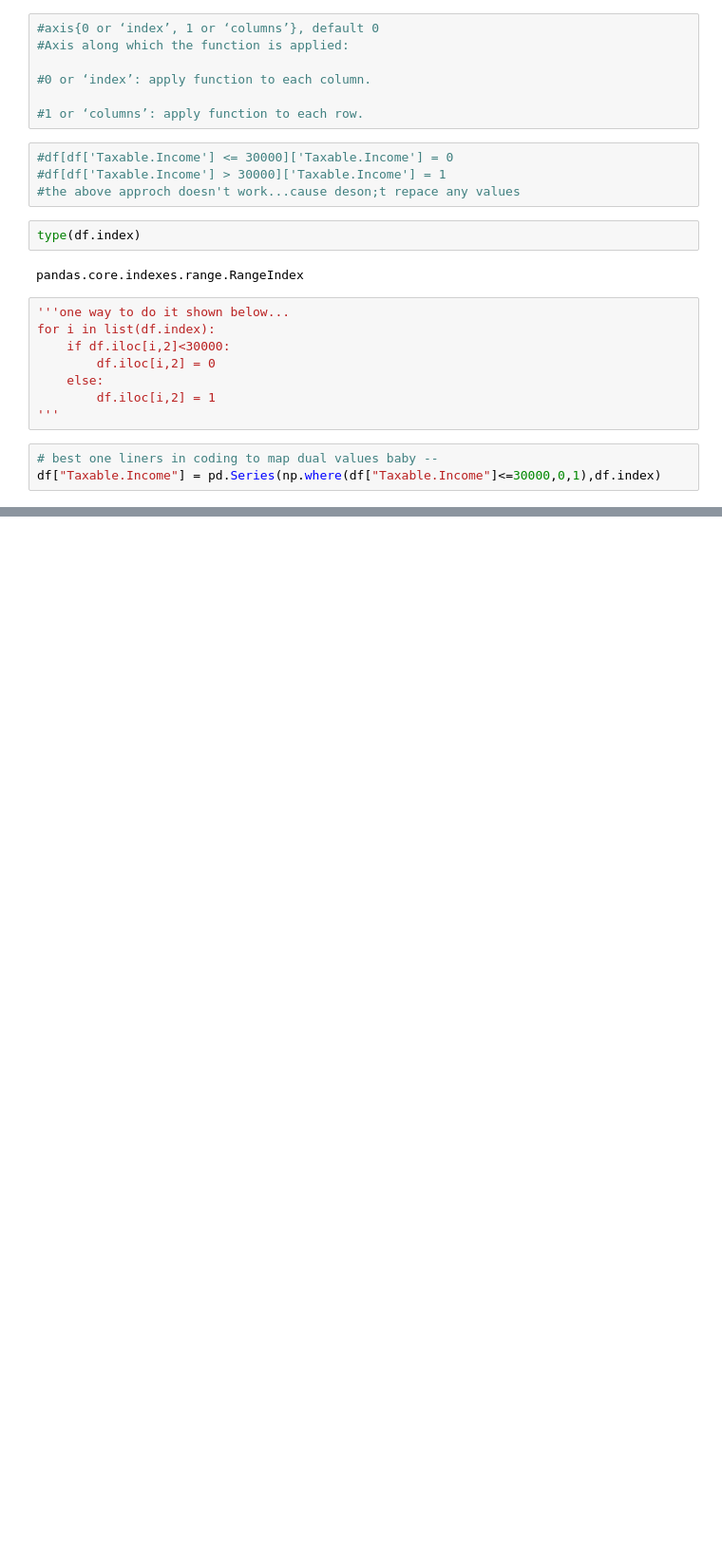
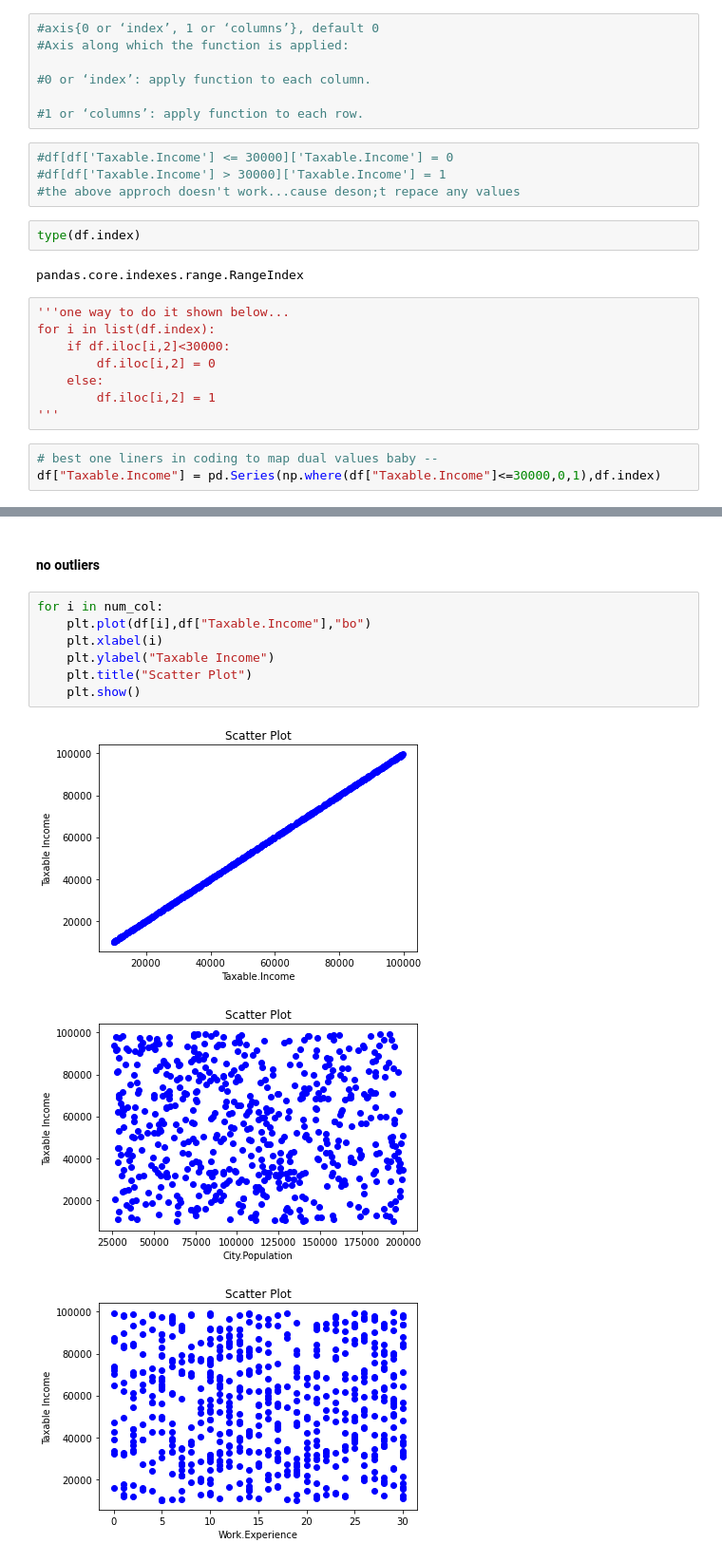
Before and after one commit to Smit131/DS-assignments-python, a Jupyter notebook: Decision Tree/Jup code.ipynb, the cells around one changed output, grey strips where cells are left out. Shown: that part at 95% size. Drawn from its saved outputs; the diff is of its cells as text; blank space fills up the shorter version.

```diff
--- a/Decision Tree/Jup code.ipynb
+++ b/Decision Tree/Jup code.ipynb
@@ -109,0 +132,13 @@ memory usage: 25.9+ KB
+# %% [markdown]
+#### no outliers
+# %%
+for i in num_col:
+    plt.plot(df[i],df["Taxable.Income"],"bo")
+    plt.xlabel(i)
+    plt.ylabel("Taxable Income")
+    plt.title("Scatter Plot")
+    plt.show()
+# %% [output]
+[figure, added]
+[figure, added]
+[figure, added]
```
Also changed, not shown: parts of 36 cells of this notebook.
